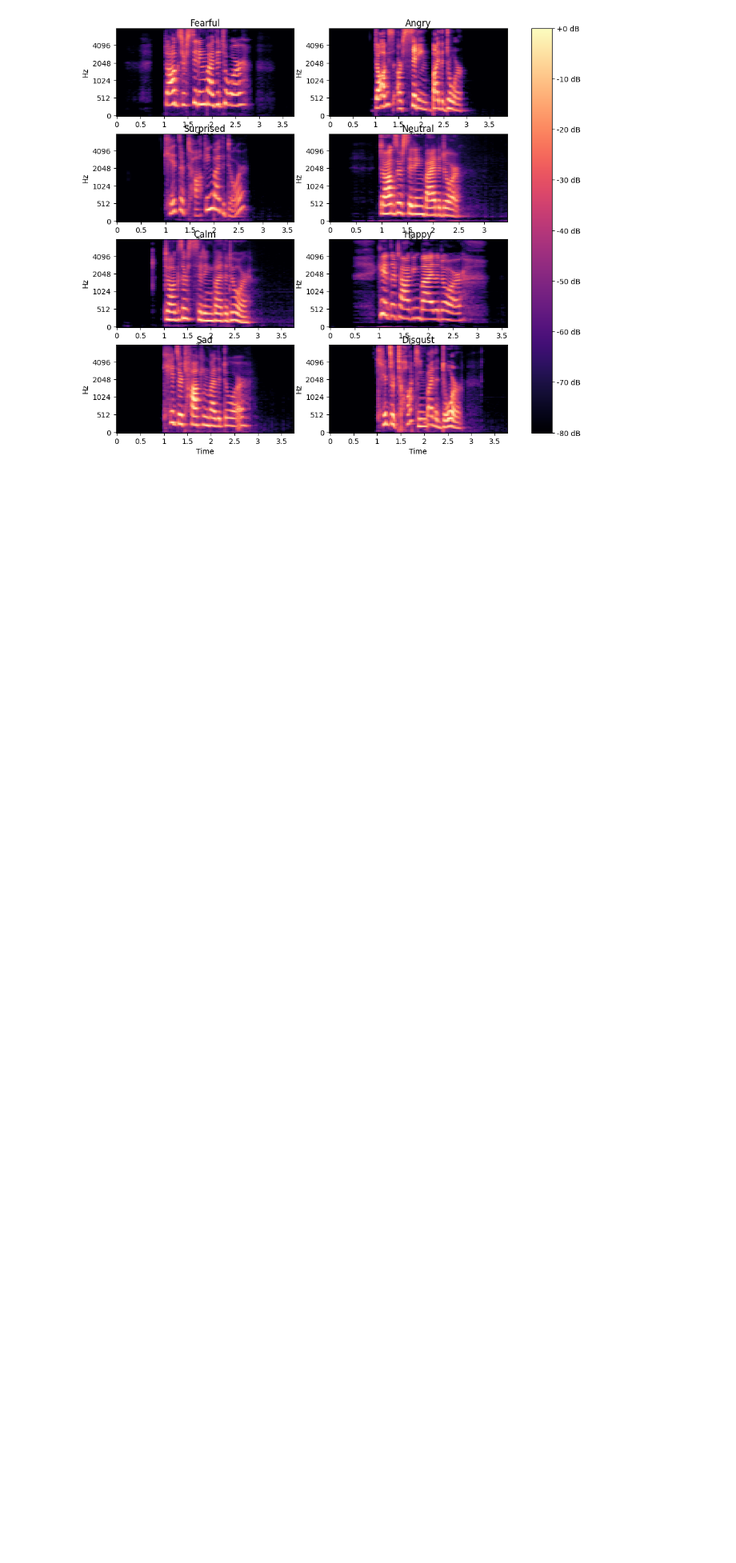
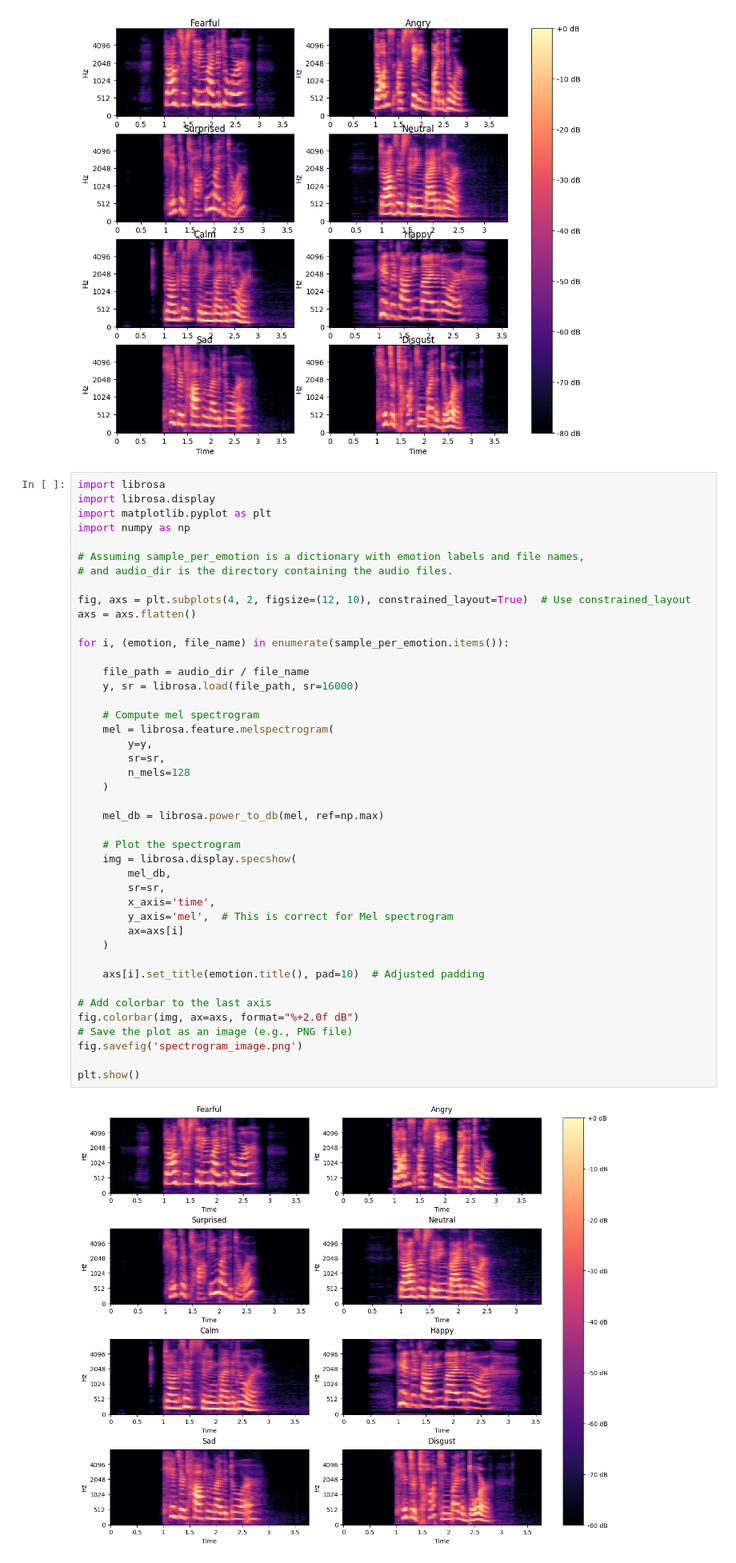
Before and after one commit to zackhng/CDS, a Jupyter notebook: notebooks/audio_analysis.ipynb, the cells around one changed output. Shown at 80% size. Drawn from its saved outputs; the diff is of its cells as text; blank space fills up the shorter version.

Commit message:
update the audio analysis notebooks

```diff
--- a/notebooks/audio_analysis.ipynb
+++ b/notebooks/audio_analysis.ipynb
@@ -585,6 +657,51 @@ axs = axs.flatten()
 plt.show()
 # %% [output]
 [figure]
+# %%
+import librosa
+import librosa.display
+import matplotlib.pyplot as plt
+import numpy as np
+
+# Assuming sample_per_emotion is a dictionary with emotion labels and file names,
+# and audio_dir is the directory containing the audio files.
+
+fig, axs = plt.subplots(4, 2, figsize=(12, 10), constrained_layout=True)  # Use constrained_layout
+axs = axs.flatten()
+
+for i, (emotion, file_name) in enumerate(sample_per_emotion.items()):
+
+    file_path = audio_dir / file_name
+    y, sr = librosa.load(file_path, sr=16000)
+
+    # Compute mel spectrogram
+    mel = librosa.feature.melspectrogram(
+        y=y,
+        sr=sr,
+        n_mels=128
+    )
+
+    mel_db = librosa.power_to_db(mel, ref=np.max)
+
+    # Plot the spectrogram
+    img = librosa.display.specshow(
+        mel_db,
+        sr=sr,
+        x_axis='time',
+        y_axis='mel',  # This is correct for Mel spectrogram
+        ax=axs[i]
+    )
+
+    axs[i].set_title(emotion.title(), pad=10)  # Adjusted padding
+
+# Add colorbar to the last axis
+fig.colorbar(img, ax=axs, format="%+2.0f dB")
+# Save the plot as an image (e.g., PNG file)
+fig.savefig('spectrogram_image.png')
+
+plt.show()
+# %% [output]
+[figure, added]
 # %% [markdown]
 ## Analysis
 
```
Also changed, not shown: parts of 15 cells of this notebook, 1 other file.
